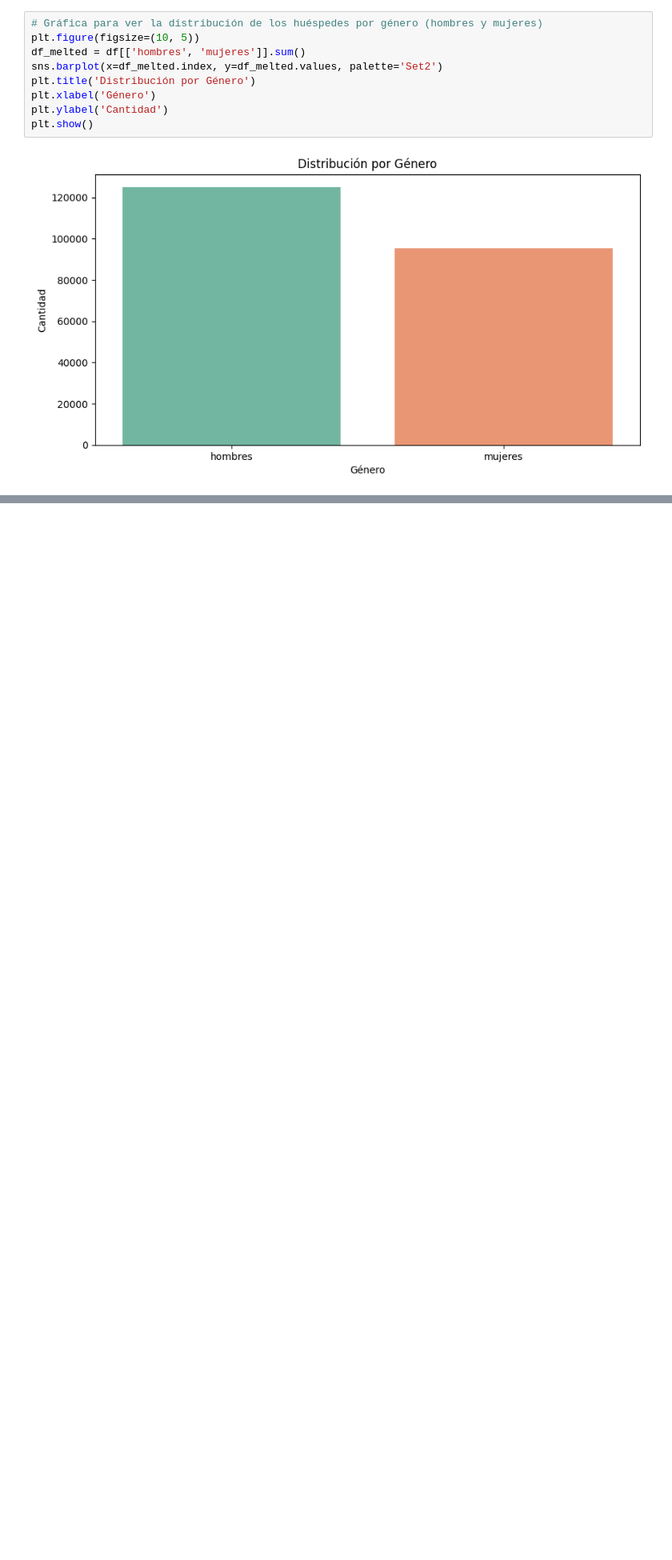
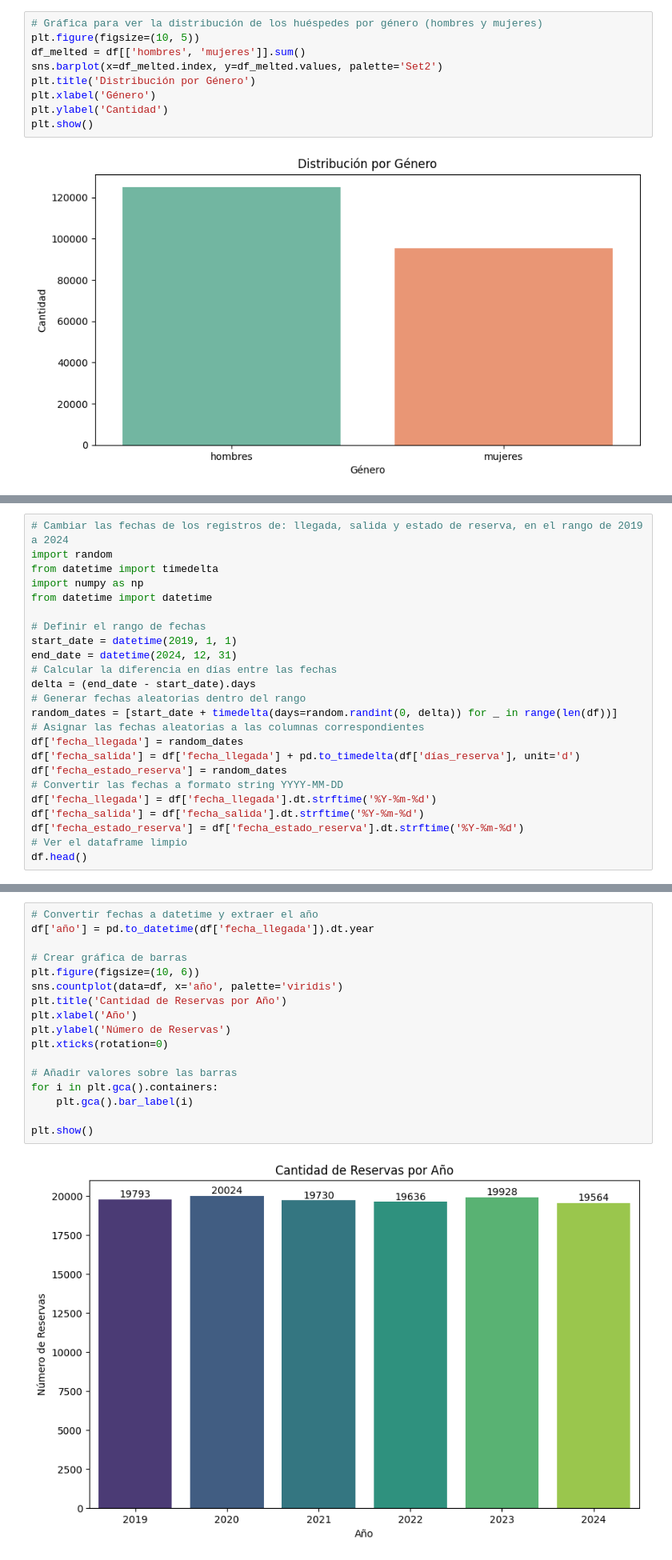
Before and after one commit to leonxrdon/TFM-ImpactoMarketing, a Jupyter notebook: notebooks/01_data_bookings.ipynb, the cells around one changed output, grey strips where cells are left out. Shown at 80% size. Saved outputs shown, nothing was run; the diff lists cells and outputs as text; blank space fills up the shorter version.

```diff
--- a/notebooks/01_data_bookings.ipynb
+++ b/notebooks/01_data_bookings.ipynb
@@ -428,0 +448,24 @@ plt.show()
+# %%
+# Cambiar las fechas de los registros de: llegada, salida y estado de reserva, en el rango de 2019 a 2024
+import random
+from datetime import timedelta
+import numpy as np
+from datetime import datetime
+
+# Definir el rango de fechas
+start_date = datetime(2019, 1, 1)
+end_date = datetime(2024, 12, 31)
+# Calcular la diferencia en días entre las fechas
+delta = (end_date - start_date).days
+# Generar fechas aleatorias dentro del rango
+random_dates = [start_date + timedelta(days=random.randint(0, delta)) for _ in range(len(df))]
+# Asignar las fechas aleatorias a las columnas correspondientes
+df['fecha_llegada'] = random_dates
+df['fecha_salida'] = df['fecha_llegada'] + pd.to_timedelta(df['días_reserva'], unit='d')
+df['fecha_estado_reserva'] = random_dates
+# Convertir las fechas a formato string YYYY-MM-DD
+df['fecha_llegada'] = df['fecha_llegada'].dt.strftime('%Y-%m-%d')
+df['fecha_salida'] = df['fecha_salida'].dt.strftime('%Y-%m-%d')
+df['fecha_estado_reserva'] = df['fecha_estado_reserva'].dt.strftime('%Y-%m-%d')
+# Ver el dataframe limpio
+df.head()
@@ -428,0 +483,19 @@ plt.show()
+# %%
+# Convertir fechas a datetime y extraer el año
+df['año'] = pd.to_datetime(df['fecha_llegada']).dt.year
+
+# Crear gráfica de barras
+plt.figure(figsize=(10, 6))
+sns.countplot(data=df, x='año', palette='viridis')
+plt.title('Cantidad de Reservas por Año')
+plt.xlabel('Año')
+plt.ylabel('Número de Reservas')
+plt.xticks(rotation=0)
+
+# Añadir valores sobre las barras
+for i in plt.gca().containers:
+    plt.gca().bar_label(i)
+
+plt.show()
+# %% [output]
+[figure, added]
```
Also changed, not shown: parts of 9 cells of this notebook, 2 other files.
